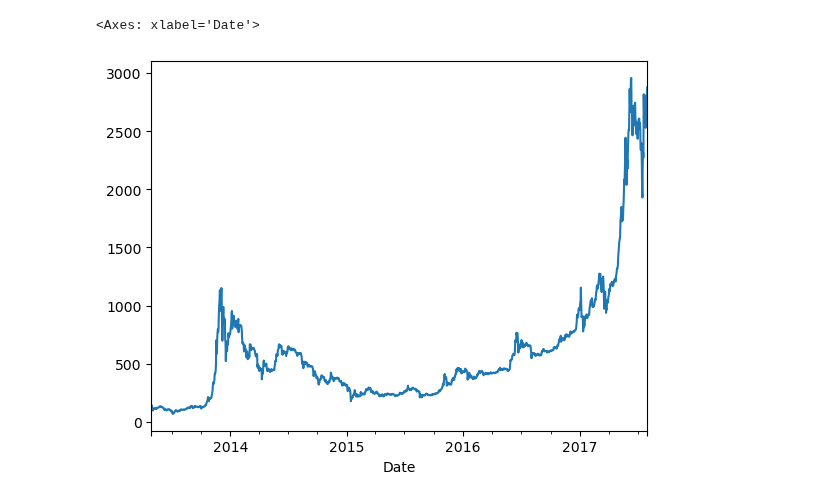
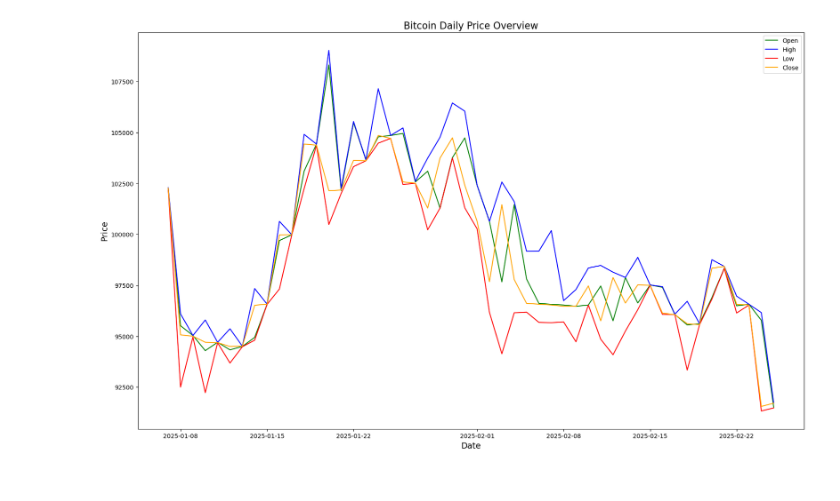
Before and after one commit to King-Noah/data_analysis, a Jupyter notebook: Bitcoin/bitcoin_analysis.ipynb, the cells around one changed output. Drawn from its saved outputs; the diff is of its cells as text; code cells hidden in the pictures.

```diff
--- a/Bitcoin/bitcoin_analysis.ipynb
+++ b/Bitcoin/bitcoin_analysis.ipynb
@@ -119,5 +75,0 @@ df.set_index('Date', inplace=True)
-# %%
-df['Close'].plot()
-# %% [output]
-<Axes: xlabel='Date'>
-[figure, removed]
@@ -123,0 +96,27 @@ df['Close'].plot()
+# %%
+plt.figure(figsize=(20,12))
+
+# Define custom colors for each line
+colors = {
+    'Open': 'green',
+    'High': 'blue',
+    'Low': 'red',
+    'Close': 'orange'
+}
+
+# Plot each of the columns on the same graph with the specified colors
+for col in ['Open', 'High', 'Low', 'Close']:
+    plt.plot(bitcoin_sample.index, bitcoin_sample[col], label=col, color=colors[col])
+
+# Add title and labels
+plt.title('Bitcoin Daily Price Overview', fontsize=16)
+plt.xlabel('Date', fontsize=14)
+plt.ylabel('Price', fontsize=14)
+
+# Show a legend
+plt.legend()
+
+# Display the plot
+plt.show()
+# %% [output]
+[figure, added]
```
Also changed, not shown: parts of 25 cells of this notebook, 2 other files.
